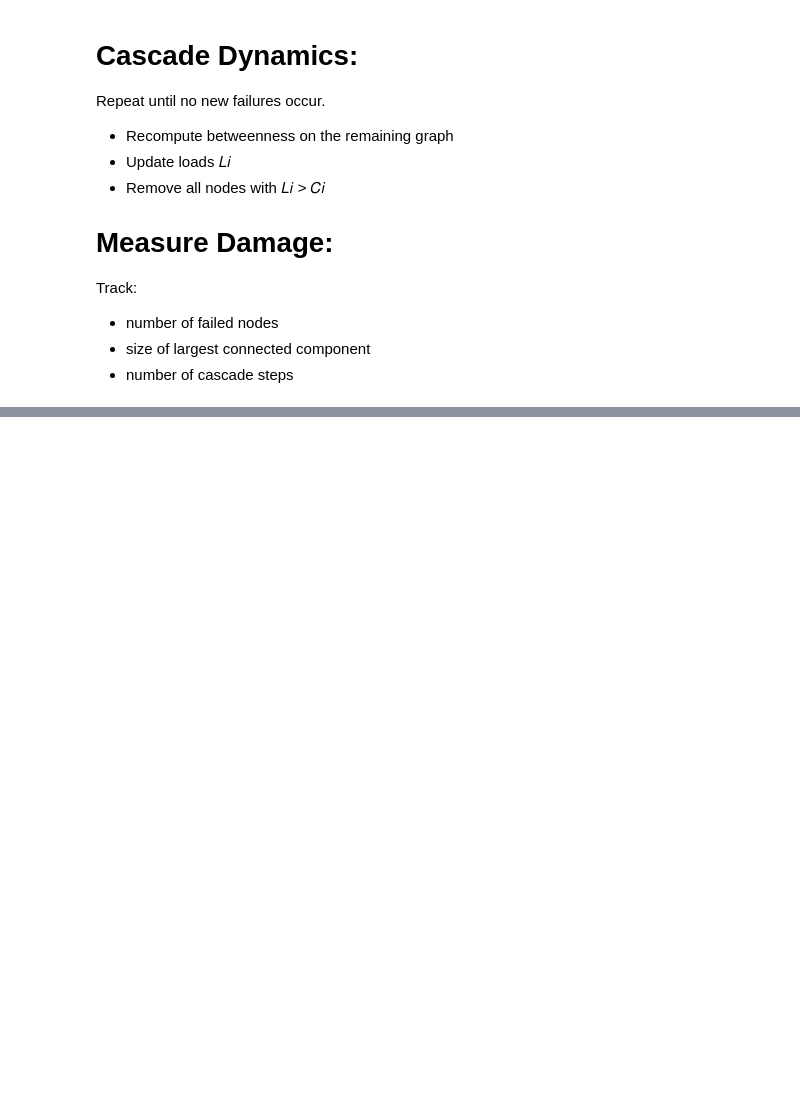
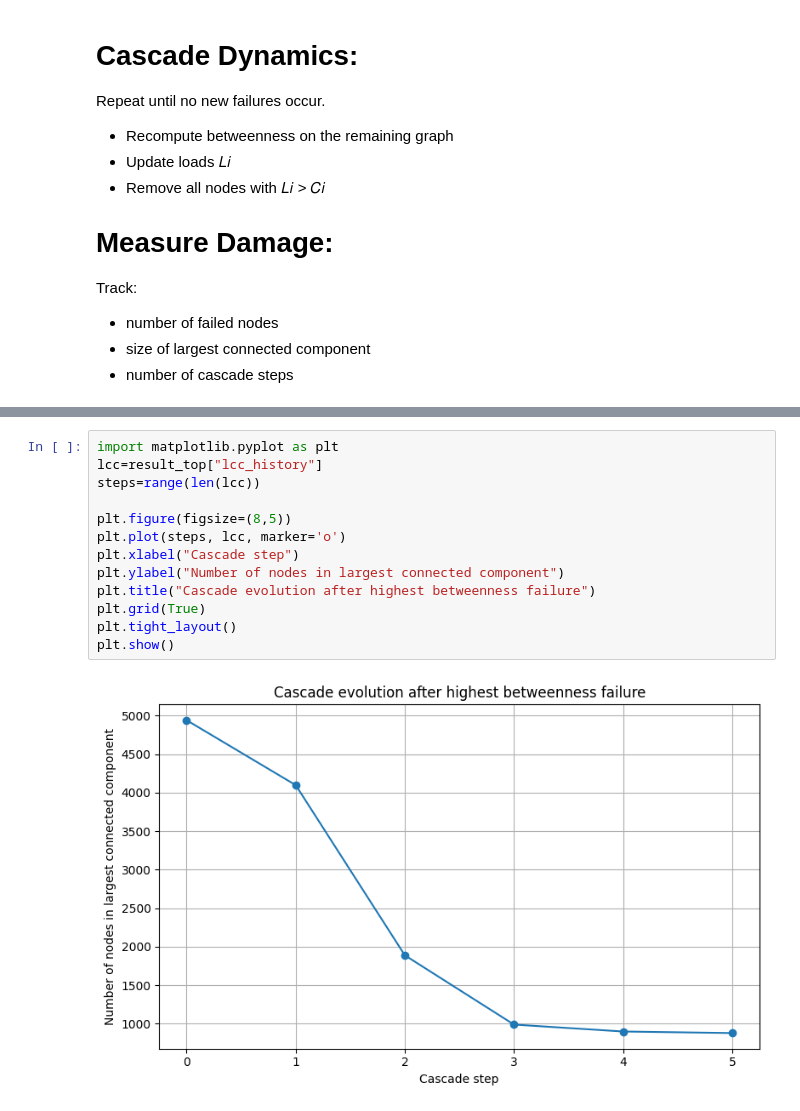
Before and after one commit to OctoPanna/western-us-power-grid, a Jupyter notebook: motter_lai_cascading_failure_model.ipynb, the cells around one changed output, grey strips where cells are left out. Cells and saved outputs as stored; diff of their text form; blank space fills up the shorter version.

```diff
--- a/motter_lai_cascading_failure_model.ipynb
+++ b/motter_lai_cascading_failure_model.ipynb
@@ -211,0 +227,15 @@ plot_cascade(
+# %%
+import matplotlib.pyplot as plt
+lcc=result_top["lcc_history"]
+steps=range(len(lcc))
+
+plt.figure(figsize=(8,5))
+plt.plot(steps, lcc, marker='o')
+plt.xlabel("Cascade step")
+plt.ylabel("Number of nodes in largest connected component")
+plt.title("Cascade evolution after highest betweenness failure")
+plt.grid(True)
+plt.tight_layout()
+plt.show()
+# %% [output]
+[figure, added]
```
Also changed, not shown: parts of 6 cells of this notebook, 6 other files.
